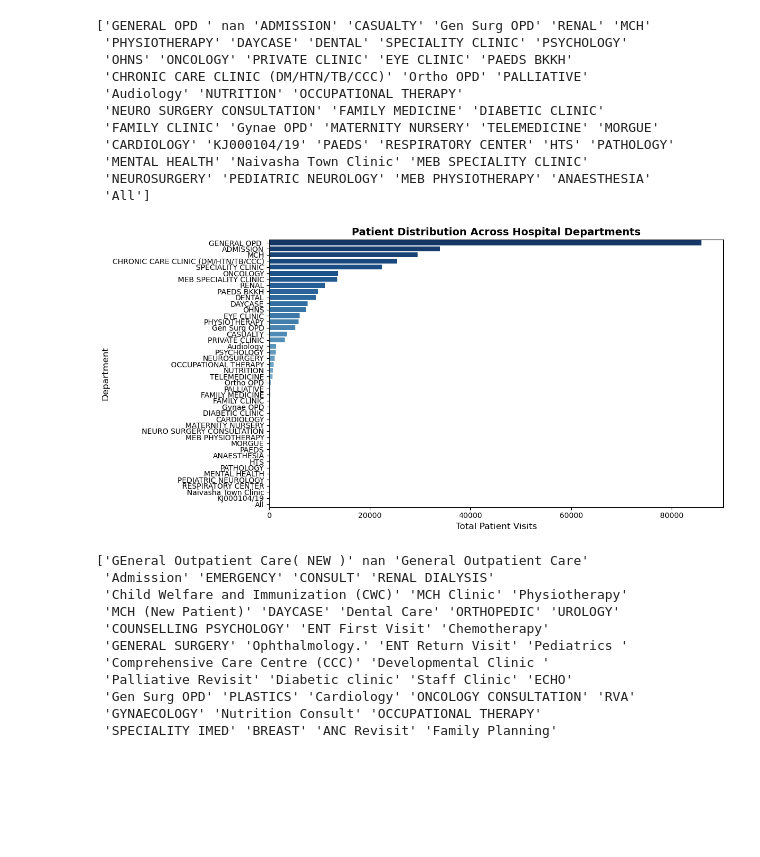
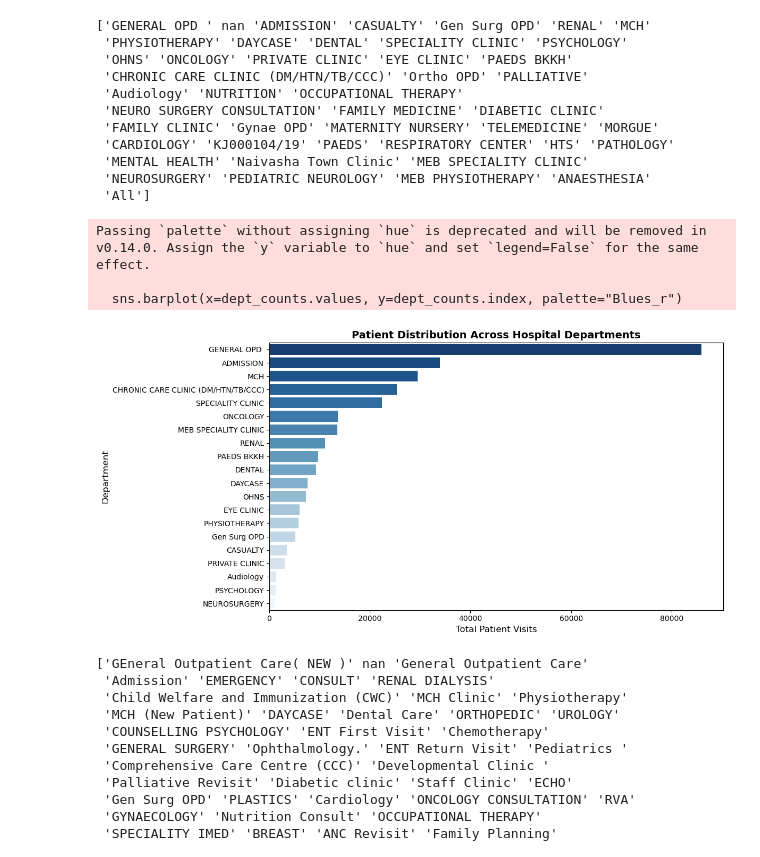
Before and after one commit to ViolaRono/AfyaFlow_AI, a Jupyter notebook: AfyaFlow.ipynb, the cells around one changed output. Cells and saved outputs as stored; diff of their text form; code cells hidden in the pictures; blank space fills up the shorter version.

```diff
--- a/AfyaFlow.ipynb
+++ b/AfyaFlow.ipynb
@@ -88,7 +68,7 @@ import matplotlib.pyplot as plt
 
 
 #Load Dataset
-data =  pd.read_csv("Opd_data,v2.csv")
+data =  pd.read_excel("Opd_data.xlsx")
 # %%
 #basic understanding of the datset
 print(f'The dataset has {data.shape[0]} rows and {data.shape[1]} columns\n')
@@ -185,19 +165,22 @@ print(data['QueuedTo'].unique())
 # %%
 plt.figure(figsize=(12, 6))
 
-# visits per department and sort descending
-dept_counts = data["QueuedTo"].value_counts()
+# visits per department and sort descending for top 20
+dept_counts = data["QueuedTo"].value_counts().head(20)
 
 # horizontal bar plot
 sns.barplot(x=dept_counts.values, y=dept_counts.index, palette="Blues_r")
 
 plt.title("Patient Distribution Across Hospital Departments", fontsize=14, fontweight="bold")
 plt.xlabel("Total Patient Visits", fontsize=12)
 plt.ylabel("Department", fontsize=12)
 plt.tight_layout()
 plt.show()
 # %% [output]
+Passing `palette` without assigning `hue` is deprecated and will be removed in v0.14.0. Assign the `y` variable to `hue` and set `legend=False` for the same effect.
+
+  sns.barplot(x=dept_counts.values, y=dept_counts.index, palette="Blues_r")
-[figure, old version]
+[figure, new version]
 # %%
 print(data['ConsultDescription'].unique())
 # %% [output]
```
Also changed, not shown: parts of 19 cells of this notebook.
